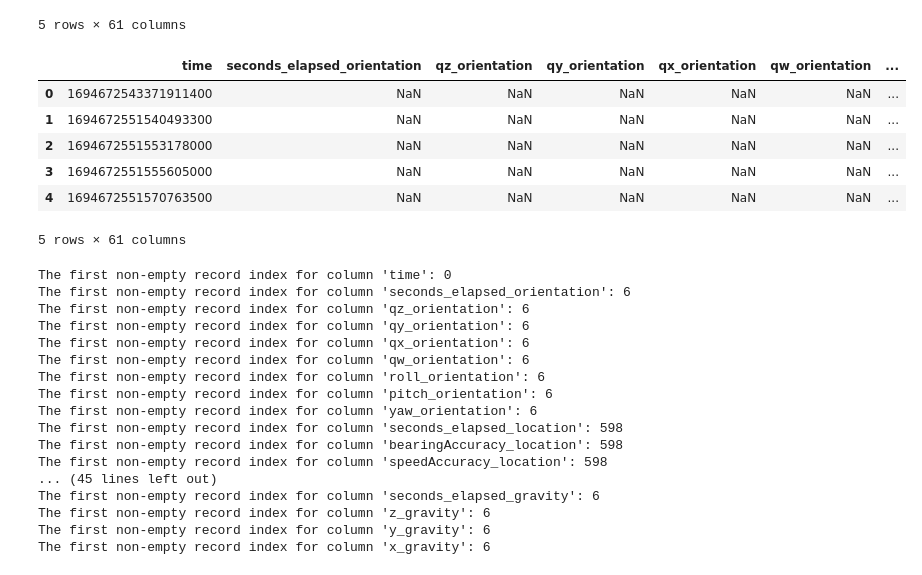
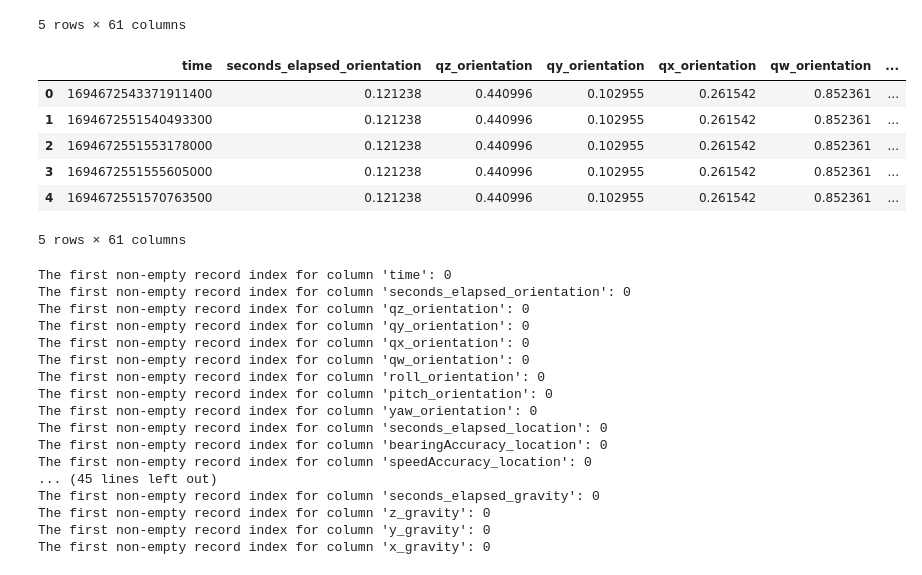
Before and after one commit to sienkozuzanna/ml-activity-detection, a Jupyter notebook: eda/merging_data.ipynb, the cells around one changed output. Cells and saved outputs as stored; diff of their text form; code cells hidden in the pictures.

Commit message:
eda stats&merge edit

```diff
--- a/eda/merging_data.ipynb
+++ b/eda/merging_data.ipynb
@@ -137,15 +137,15 @@ merged_df.head()
 merged_df_sorted = merged_df.sort_values(by='time')
 merged_df_sorted.reset_index(drop=True, inplace=True)
 # %%
-merged_df_filled = merged_df_sorted.fillna(method='ffill')
+merged_df_filled = merged_df_sorted.fillna(method='ffill').fillna(method='bfill')
 merged_df_filled.head()
 # %% [output]
 |  | time | seconds_elapsed_orientation | qz_orientation | qy_orientation | qx_orientation | qw_orientation | ... |
-| 0 | 1694672543371911400 | NaN | NaN | NaN | NaN | NaN | ... |
-| 1 | 1694672551540493300 | NaN | NaN | NaN | NaN | NaN | ... |
-| 2 | 1694672551553178000 | NaN | NaN | NaN | NaN | NaN | ... |
-| 3 | 1694672551555605000 | NaN | NaN | NaN | NaN | NaN | ... |
-| 4 | 1694672551570763500 | NaN | NaN | NaN | NaN | NaN | ... |
+| 0 | 1694672543371911400 | 0.121238 | 0.440996 | 0.102955 | 0.261542 | 0.852361 | ... |
+| 1 | 1694672551540493300 | 0.121238 | 0.440996 | 0.102955 | 0.261542 | 0.852361 | ... |
+| 2 | 1694672551553178000 | 0.121238 | 0.440996 | 0.102955 | 0.261542 | 0.852361 | ... |
+| 3 | 1694672551555605000 | 0.121238 | 0.440996 | 0.102955 | 0.261542 | 0.852361 | ... |
+| 4 | 1694672551570763500 | 0.121238 | 0.440996 | 0.102955 | 0.261542 | 0.852361 | ... |
 5 rows × 61 columns
 # %%
 for column in merged_df_filled.columns:
@@ -153,22 +153,22 @@ for column in merged_df_filled.columns:
     print(f"The first non-empty record index for column '{column}': {first_valid_index}")
 # %% [output]
 The first non-empty record index for column 'time': 0
-The first non-empty record index for column 'seconds_elapsed_orientation': 6
-The first non-empty record index for column 'qz_orientation': 6
-The first non-empty record index for column 'qy_orientation': 6
-The first non-empty record index for column 'qx_orientation': 6
-The first non-empty record index for column 'qw_orientation': 6
-The first non-empty record index for column 'roll_orientation': 6
-The first non-empty record index for column 'pitch_orientation': 6
-The first non-empty record index for column 'yaw_orientation': 6
-The first non-empty record index for column 'seconds_elapsed_location': 598
-The first non-empty record index for column 'bearingAccuracy_location': 598
-The first non-empty record index for column 'speedAccuracy_location': 598
+The first non-empty record index for column 'seconds_elapsed_orientation': 0
+The first non-empty record index for column 'qz_orientation': 0
+The first non-empty record index for column 'qy_orientation': 0
+The first non-empty record index for column 'qx_orientation': 0
+The first non-empty record index for column 'qw_orientation': 0
+The first non-empty record index for column 'roll_orientation': 0
+The first non-empty record index for column 'pitch_orientation': 0
+The first non-empty record index for column 'yaw_orientation': 0
+The first non-empty record index for column 'seconds_elapsed_location': 0
+The first non-empty record index for column 'bearingAccuracy_location': 0
+The first non-empty record index for column 'speedAccuracy_location': 0
 ... (45 lines left out)
-The first non-empty record index for column 'seconds_elapsed_gravity': 6
-The first non-empty record index for column 'z_gravity': 6
-The first non-empty record index for column 'y_gravity': 6
-The first non-empty record index for column 'x_gravity': 6
+The first non-empty record index for column 'seconds_elapsed_gravity': 0
+The first non-empty record index for column 'z_gravity': 0
+The first non-empty record index for column 'y_gravity': 0
+The first non-empty record index for column 'x_gravity': 0
 # %%
 X_train, X_test = train_test_split(merged_df_filled, train_size=0.3, random_state=42)
 # %%
```
Also changed, not shown: 3 other files.
